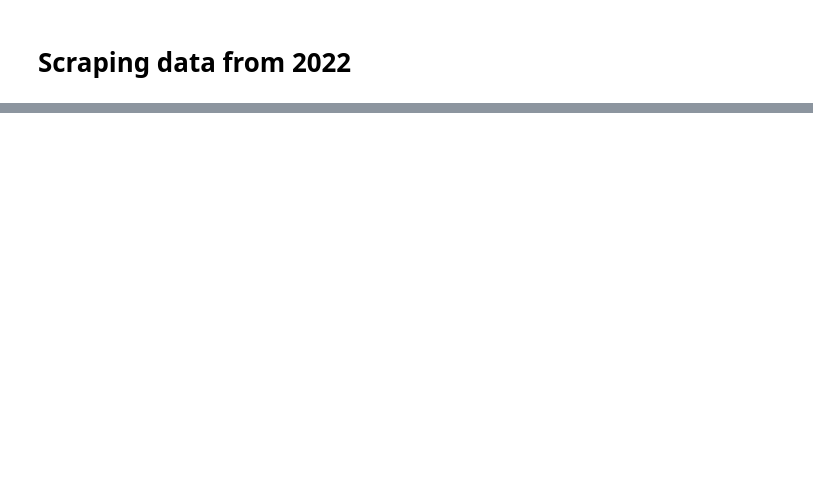
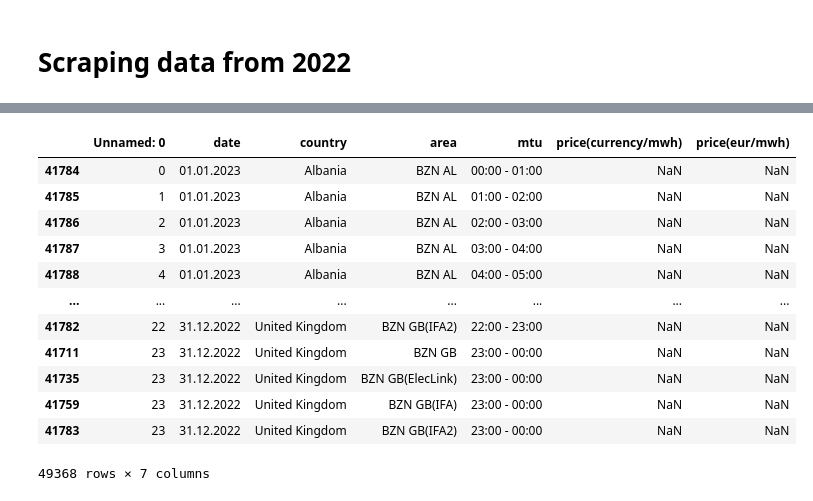
Before and after one commit to laurabejder/european_energy_prices, a Jupyter notebook: 4-earlier_data.ipynb, the cells around one changed output, grey strips where cells are left out. Cells and saved outputs as stored; diff of their text form; code cells hidden in the pictures; blank space fills up the shorter version.

```diff
--- a/4-earlier_data.ipynb
+++ b/4-earlier_data.ipynb
@@ -148,0 +174,18 @@ data.to_csv("data/prices-hourly-011222-040123.csv", index=True)
+# %%
+df = pd.read_csv("data/prices-hourly-111222-201222.csv")
+df = df.sort_values(by=['date', 'country','mtu'])
+df
+# %% [output]
+|  | Unnamed: 0 | date | country | area | mtu | price(currency/mwh) | price(eur/mwh) |
+| 41784 | 0 | 01.01.2023 | Albania | BZN AL | 00:00 - 01:00 | NaN | NaN |
+| 41785 | 1 | 01.01.2023 | Albania | BZN AL | 01:00 - 02:00 | NaN | NaN |
+| 41786 | 2 | 01.01.2023 | Albania | BZN AL | 02:00 - 03:00 | NaN | NaN |
+| 41787 | 3 | 01.01.2023 | Albania | BZN AL | 03:00 - 04:00 | NaN | NaN |
+| 41788 | 4 | 01.01.2023 | Albania | BZN AL | 04:00 - 05:00 | NaN | NaN |
+| ... | ... | ... | ... | ... | ... | ... | ... |
+| 41782 | 22 | 31.12.2022 | United Kingdom | BZN GB(IFA2) | 22:00 - 23:00 | NaN | NaN |
+| 41711 | 23 | 31.12.2022 | United Kingdom | BZN GB | 23:00 - 00:00 | NaN | NaN |
+| 41735 | 23 | 31.12.2022 | United Kingdom | BZN GB(ElecLink) | 23:00 - 00:00 | NaN | NaN |
+| 41759 | 23 | 31.12.2022 | United Kingdom | BZN GB(IFA) | 23:00 - 00:00 | NaN | NaN |
+| 41783 | 23 | 31.12.2022 | United Kingdom | BZN GB(IFA2) | 23:00 - 00:00 | NaN | NaN |
+49368 rows × 7 columns
```
Also changed, not shown: parts of 10 cells of this notebook, 8 other files.
